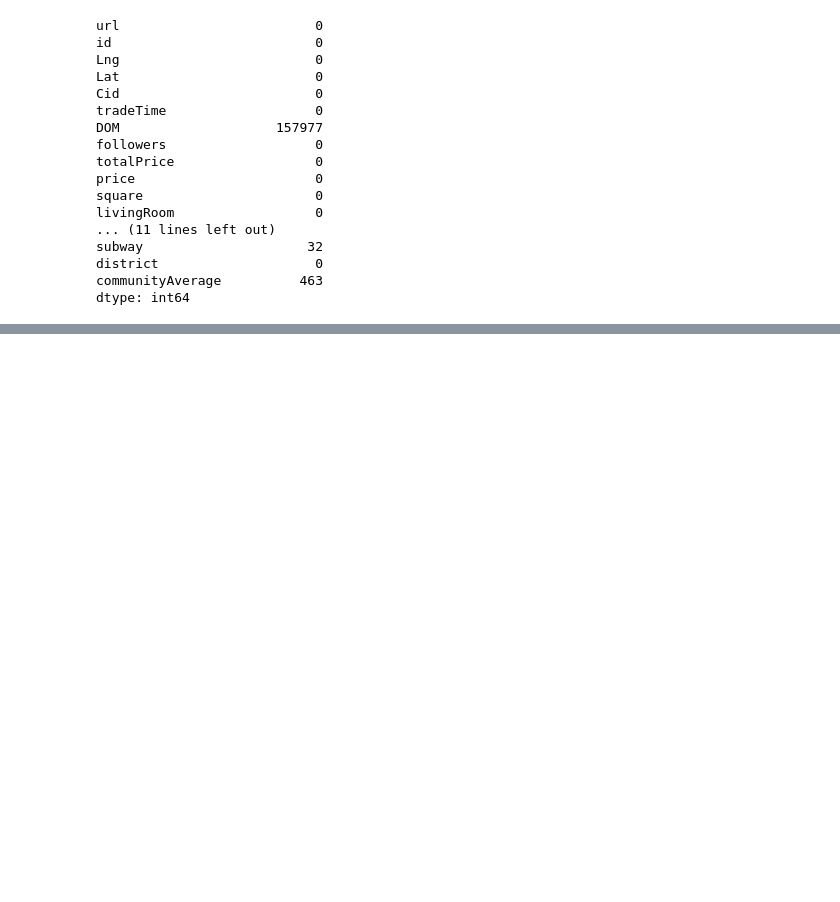
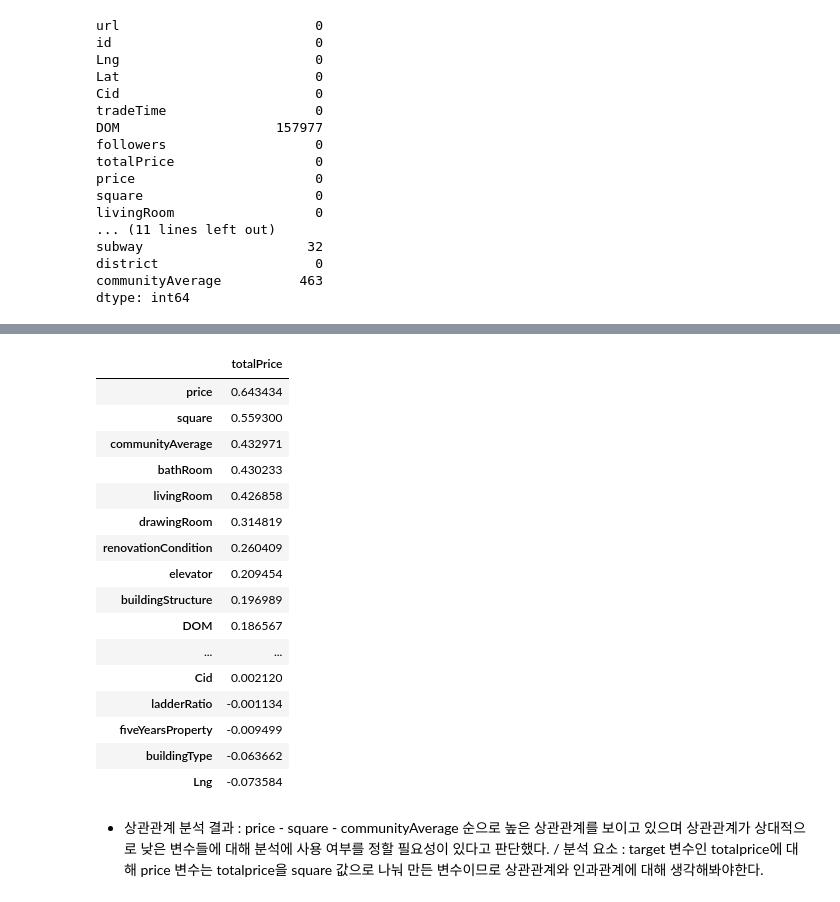
Before and after one commit to blacktruth513/CodeStates_Project, a Jupyter notebook: Section2_Project.ipynb, the cells around one changed output, grey strips where cells are left out. Cells and saved outputs as stored; diff of their text form; code cells hidden in the pictures; blank space fills up the shorter version.

```diff
--- a/Section2_Project.ipynb
+++ b/Section2_Project.ipynb
@@ -135,0 +193,27 @@ dtype: int64
+# %%
+# 특성 간 상관 관계 분석 (수치형 변수)
+corr_df1 = corr_df1.loc['totalPrice']
+corr_df1 = corr_df1.drop(['totalPrice']) #동일 변수 상관계수 drop
+# %%
+corr_top = pd.DataFrame(corr_df1.sort_values(ascending=False)) #시리즈 > DF化
+corr_top
+# %% [output]
+|  | totalPrice |
+| price | 0.643434 |
+| square | 0.559300 |
+| communityAverage | 0.432971 |
+| bathRoom | 0.430233 |
+| livingRoom | 0.426858 |
+| drawingRoom | 0.314819 |
+| renovationCondition | 0.260409 |
+| elevator | 0.209454 |
+| buildingStructure | 0.196989 |
+| DOM | 0.186567 |
+| ... | ... |
+| Cid | 0.002120 |
+| ladderRatio | -0.001134 |
+| fiveYearsProperty | -0.009499 |
+| buildingType | -0.063662 |
+| Lng | -0.073584 |
+# %% [markdown]
+- 상관관계 분석 결과 : price - square - communityAverage 순으로 높은 상관관계를 보이고 있으며 상관관계가 상대적으로 낮은 변수들에 대해 분석에 사용 여부를 정할 필요성이 있다고 판단했다. / 분석 요소 : target 변수인 totalprice에 대해 price 변수는 totalprice을 square 값으로 나눠 만든 변수이므로 상관관계와 인과관계에 대해 생각해봐야한다.
```
Also changed, not shown: parts of 14 cells of this notebook.
